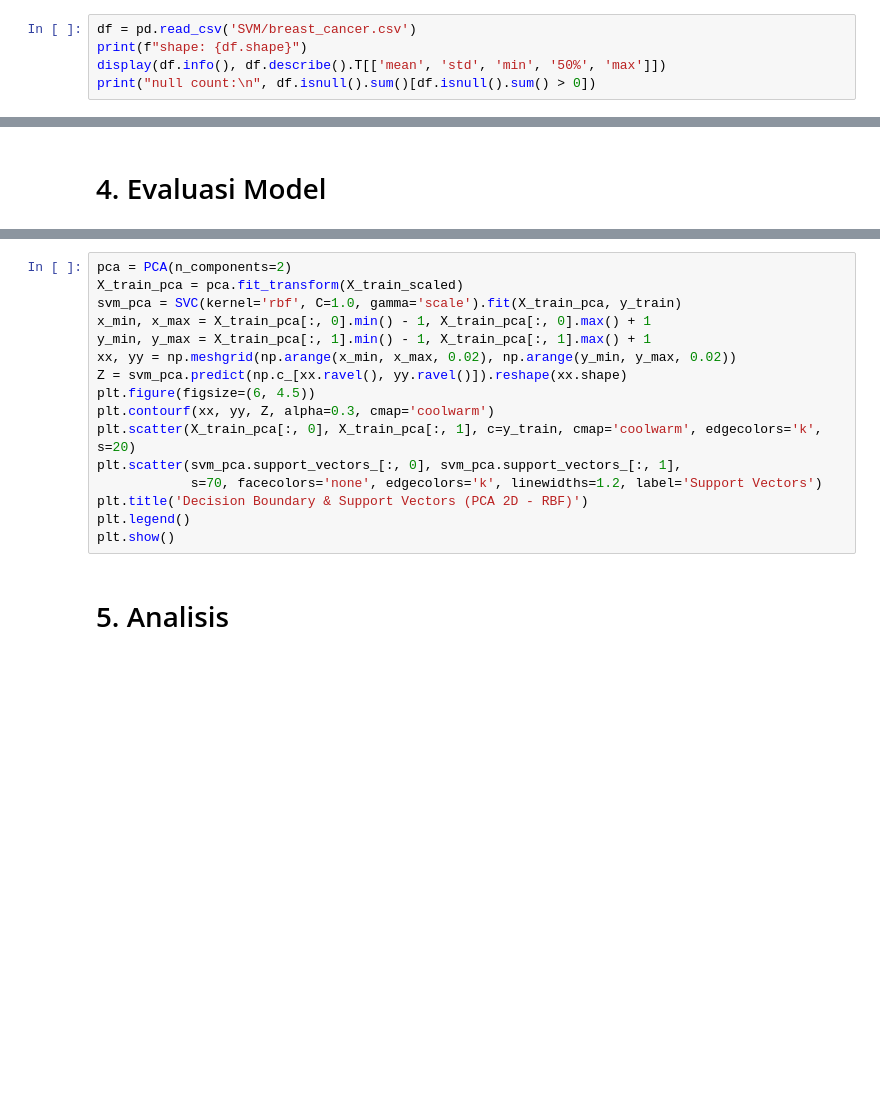
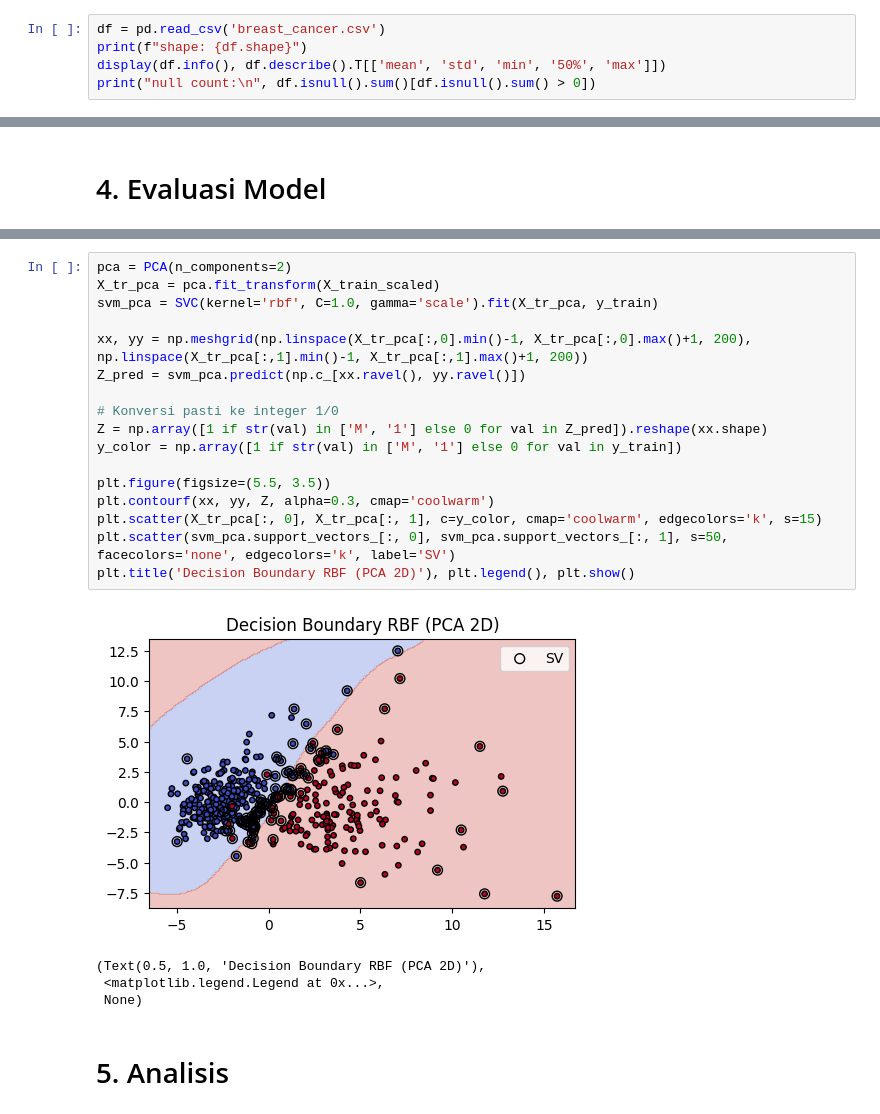
Before and after one commit to catherineapriliaharlina/praktikum-machine-learning, a Jupyter notebook: SVM/SVM_5054251012.ipynb, the cells around one changed output, grey strips where cells are left out. Drawn from its saved outputs; the diff is of its cells as text; blank space fills up the shorter version.

```diff
--- a/SVM/SVM_5054251012.ipynb
+++ b/SVM/SVM_5054251012.ipynb
@@ -15,7 +15,7 @@ from sklearn.metrics import accuracy_score, precision_score, recall_score, f1_sc
 from sklearn.decomposition import PCA
 warnings.filterwarnings('ignore')
 # %%
-df = pd.read_csv('SVM/breast_cancer.csv')
+df = pd.read_csv('breast_cancer.csv')
 print(f"shape: {df.shape}")
 display(df.info(), df.describe().T[['mean', 'std', 'min', '50%', 'max']])
 print("null count:\n", df.isnull().sum()[df.isnull().sum() > 0])
@@ -131,19 +195,25 @@ print(f"Support Vectors - RBF    : {model_rbf.n_support_.sum()} (Malignant: {mod
 # %%
 pca = PCA(n_components=2)
-X_train_pca = pca.fit_transform(X_train_scaled)
-svm_pca = SVC(kernel='rbf', C=1.0, gamma='scale').fit(X_train_pca, y_train)
-x_min, x_max = X_train_pca[:, 0].min() - 1, X_train_pca[:, 0].max() + 1
-y_min, y_max = X_train_pca[:, 1].min() - 1, X_train_pca[:, 1].max() + 1
-xx, yy = np.meshgrid(np.arange(x_min, x_max, 0.02), np.arange(y_min, y_max, 0.02))
-Z = svm_pca.predict(np.c_[xx.ravel(), yy.ravel()]).reshape(xx.shape)
-plt.figure(figsize=(6, 4.5))
+X_tr_pca = pca.fit_transform(X_train_scaled)
+svm_pca = SVC(kernel='rbf', C=1.0, gamma='scale').fit(X_tr_pca, y_train)
+
+xx, yy = np.meshgrid(np.linspace(X_tr_pca[:,0].min()-1, X_tr_pca[:,0].max()+1, 200), np.linspace(X_tr_pca[:,1].min()-1, X_tr_pca[:,1].max()+1, 200))
+Z_pred = svm_pca.predict(np.c_[xx.ravel(), yy.ravel()])
+
+# Konversi pasti ke integer 1/0
+Z = np.array([1 if str(val) in ['M', '1'] else 0 for val in Z_pred]).reshape(xx.shape)
+y_color = np.array([1 if str(val) in ['M', '1'] else 0 for val in y_train])
+
+plt.figure(figsize=(5.5, 3.5))
 plt.contourf(xx, yy, Z, alpha=0.3, cmap='coolwarm')
-plt.scatter(X_train_pca[:, 0], X_train_pca[:, 1], c=y_train, cmap='coolwarm', edgecolors='k', s=20)
-plt.scatter(svm_pca.support_vectors_[:, 0], svm_pca.support_vectors_[:, 1],
-            s=70, facecolors='none', edgecolors='k', linewidths=1.2, label='Support Vectors')
-plt.title('Decision Boundary & Support Vectors (PCA 2D - RBF)')
-plt.legend()
-plt.show()
+plt.scatter(X_tr_pca[:, 0], X_tr_pca[:, 1], c=y_color, cmap='coolwarm', edgecolors='k', s=15)
+plt.scatter(svm_pca.support_vectors_[:, 0], svm_pca.support_vectors_[:, 1], s=50, facecolors='none', edgecolors='k', label='SV')
+plt.title('Decision Boundary RBF (PCA 2D)'), plt.legend(), plt.show()
+# %% [output]
+[figure, added]
+(Text(0.5, 1.0, 'Decision Boundary RBF (PCA 2D)'),
+ <matplotlib.legend.Legend at 0x...>,
+ None)
 # %% [markdown]
 # 5. Analisis
 # %% [markdown]
```
Also changed, not shown: parts of 9 cells of this notebook.
